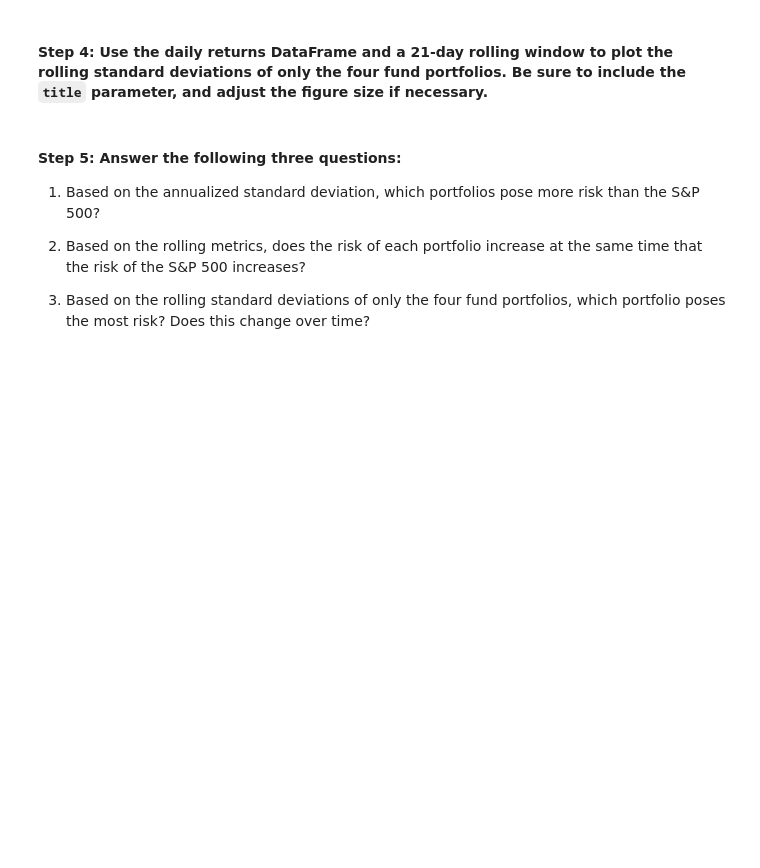
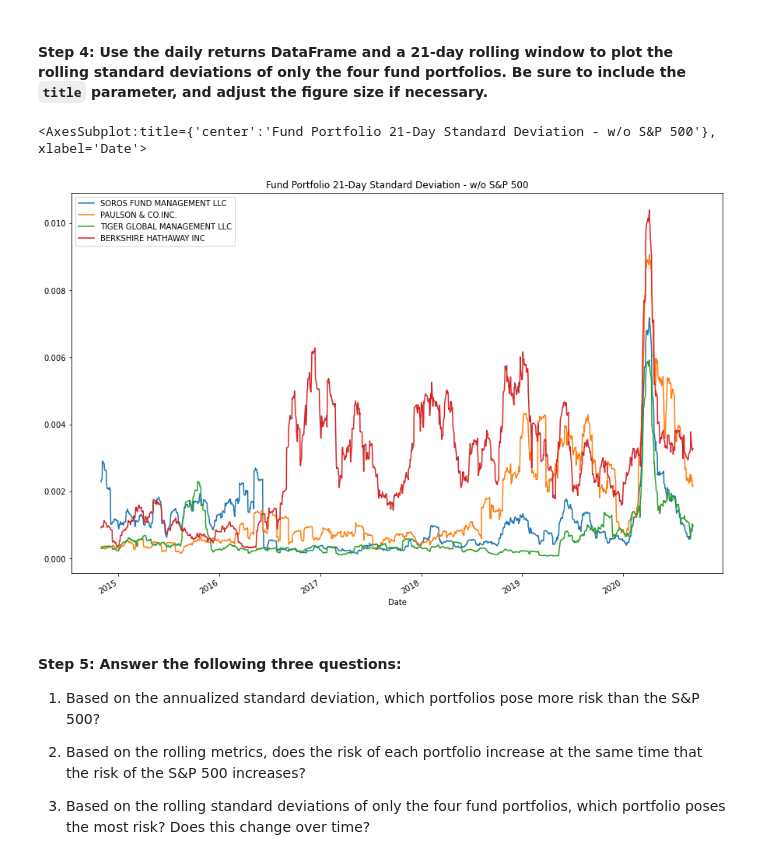
Before and after one commit to douglasg-fintec/Portfolio_Managment, a Jupyter notebook: risk_return_analysis.ipynb, the cells around one changed output. Saved outputs shown, nothing was run; the diff lists cells and outputs as text; code cells hidden in the pictures; blank space fills up the shorter version.

```diff
--- a/risk_return_analysis.ipynb
+++ b/risk_return_analysis.ipynb
@@ -325,7 +357,17 @@ Evaluate the risk profile of each portfolio by using the standard deviation and
 # %%
 # Using the daily return data and a 21-day rolling window, plot the rolling standard deviation of just the 4 portfolios.
 # Include a title parameter and adjust the figure size
-# YOUR CODE HERE
+
+# Drop S&P colum from the dataframe
+whale_daily_return_funds_only=whale_daily_returns.drop(columns=['S&P 500'])
+# Calculate and plot 21 Day Standard Deviation
+whale_daily_return_funds_only.rolling(window=21).std().plot(legend="True",
+    figsize =(15, 10),
+    title ="Fund Portfolio 21-Day Standard Deviation - w/o S&P 500",
+    xlabel="Date")
+# %% [output]
+<AxesSubplot:title={'center':'Fund Portfolio 21-Day Standard Deviation - w/o S&P 500'}, xlabel='Date'>
+[figure, added]
 # %% [markdown]
 #### Step 5: Answer the following three questions:
 
```
Also changed, not shown: parts of 8 cells of this notebook.
